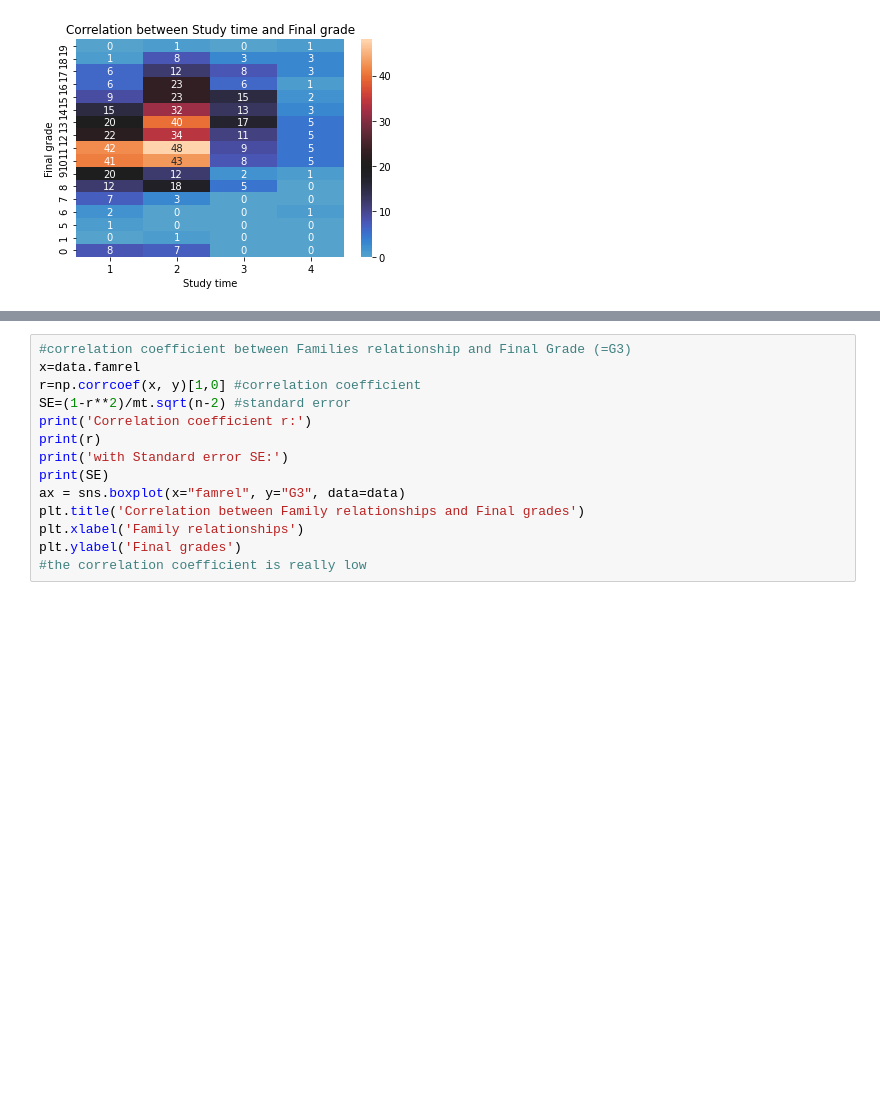
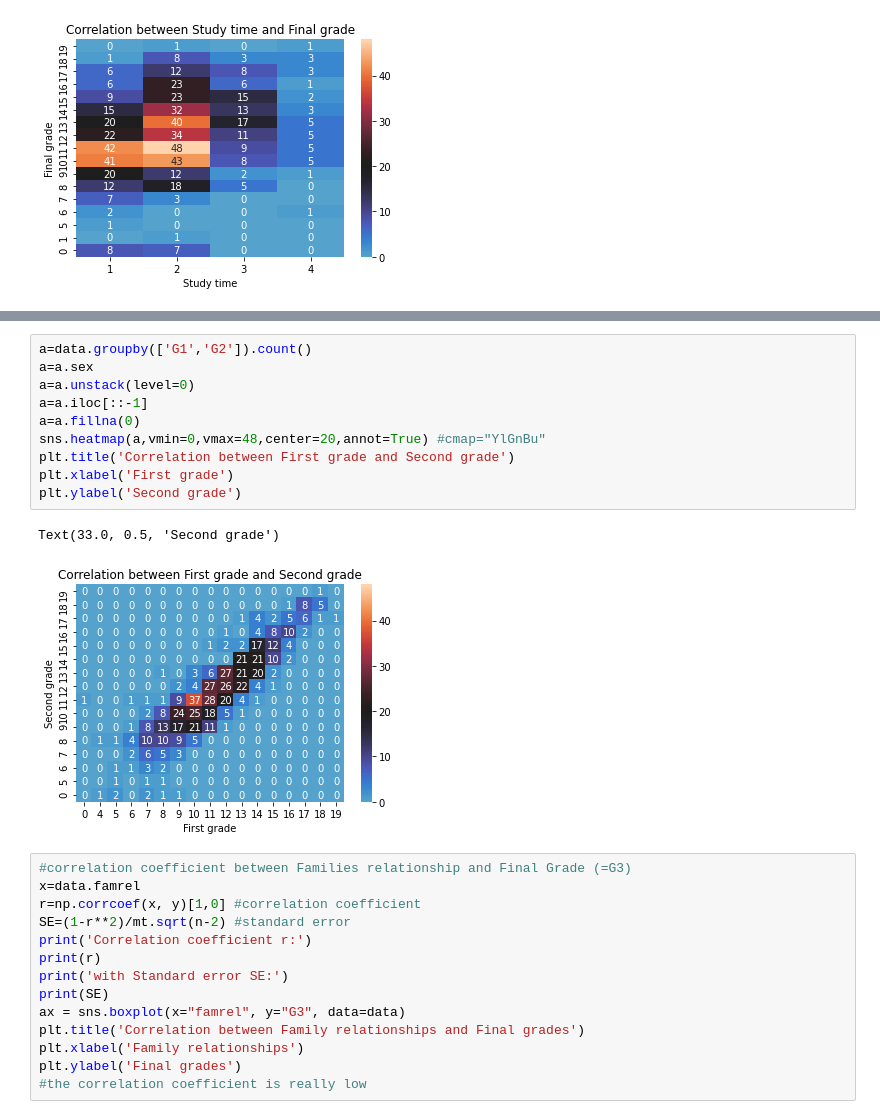
Before and after one commit to lucarossi9/statistical-computation-team-1, a Jupyter notebook: correlations.ipynb, the cells around one changed output, grey strips where cells are left out. Drawn from its saved outputs; the diff is of its cells as text; blank space fills up the shorter version.

```diff
--- a/correlations.ipynb
+++ b/correlations.ipynb
@@ -135,3 +159,16 @@ Text(33.0, 0.5, 'Final grade')
+# %%
+a=data.groupby(['G1','G2']).count()
+a=a.sex
+a=a.unstack(level=0)
+a=a.iloc[::-1]
+a=a.fillna(0)
+sns.heatmap(a,vmin=0,vmax=48,center=20,annot=True) #cmap="YlGnBu"
+plt.title('Correlation between First grade and Second grade')
+plt.xlabel('First grade')
+plt.ylabel('Second grade')
+# %% [output]
+Text(33.0, 0.5, 'Second grade')
+[figure, added]
 # %%
 #correlation coefficient between Families relationship and Final Grade (=G3)
 x=data.famrel
```
Also changed, not shown: parts of 6 cells of this notebook.
